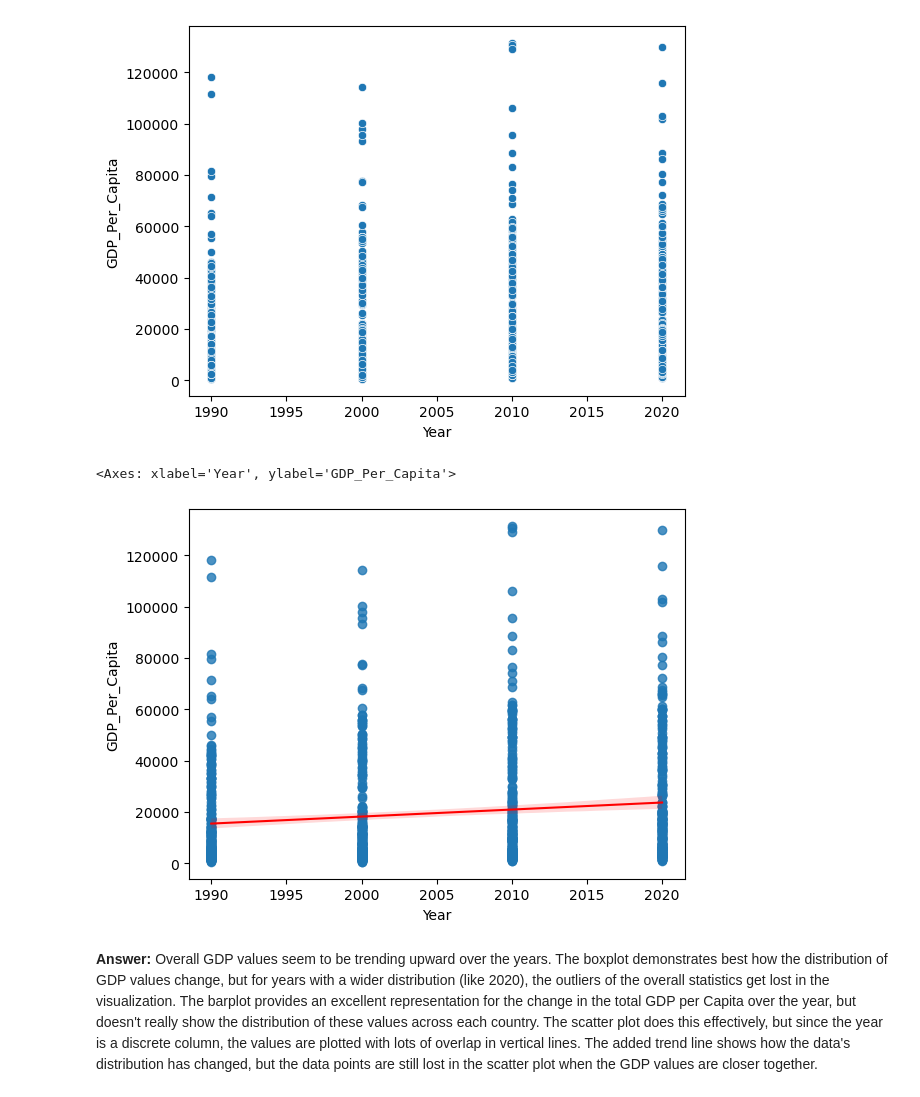
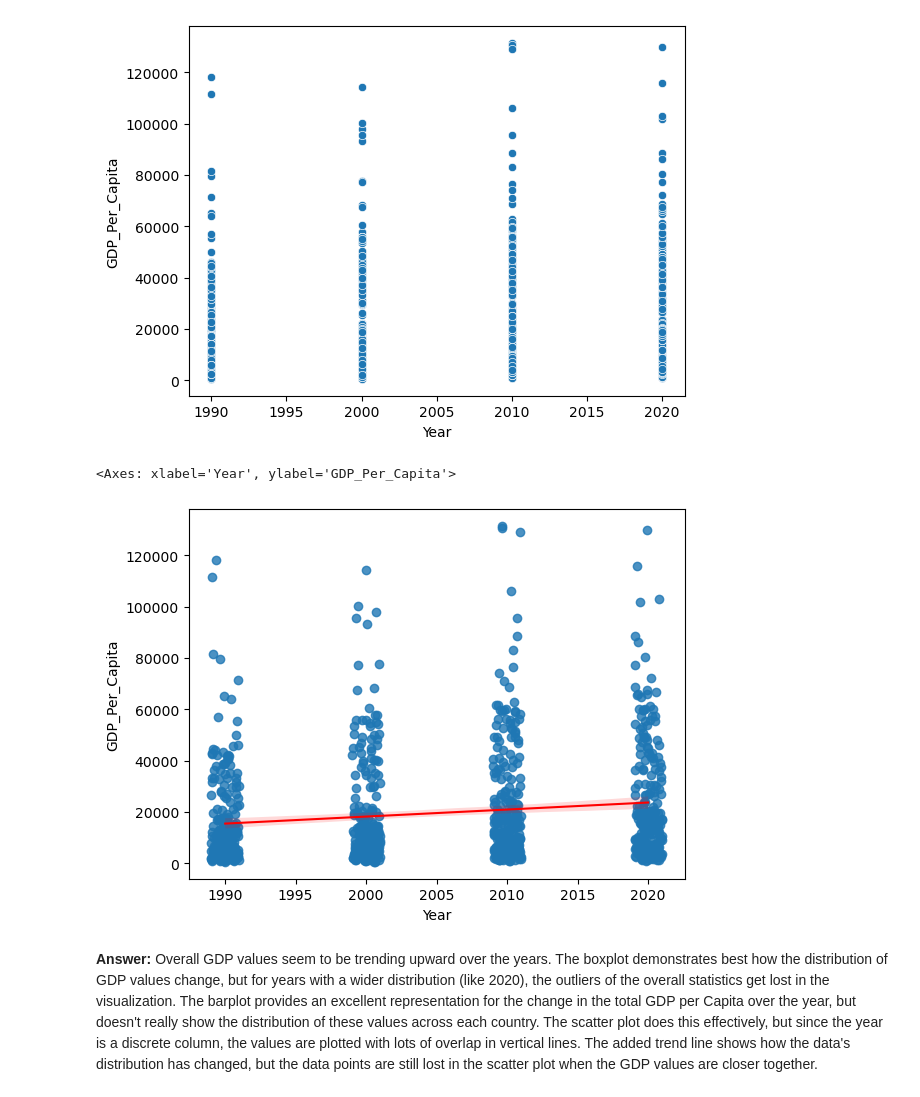
Before and after one commit to NSS-Data-Analytics-Cohort-17/un-datasets-buterabuilds, a Jupyter notebook: notebooks/un_dataproject.ipynb, the cells around one changed output. Drawn from its saved outputs; the diff is of its cells as text; code cells hidden in the pictures.

```diff
--- a/notebooks/un_dataproject.ipynb
+++ b/notebooks/un_dataproject.ipynb
@@ -55,7 +55,7 @@ memory usage: 264.7+ KB
 # %% [markdown]
 #### Drop the `Value Footnotes` column and rename the remaining three to 'Country', 'Year', and 'GDP_Per_Capita'.
 # %%
-gdp_df = gdp_df.drop(columns = ['Value Footnotes'])
+gdp_df = gdp_df.drop(columns = 'Value Footnotes')
 # %%
 gdp_df.columns = ['Country','Year','GDP_Per_Capita']
 # %% [markdown]
@@ -203,11 +203,12 @@ sns.scatterplot(
 # %%
 sns.regplot(
     x=gdp_decades["Year"],
     y=gdp_decades["GDP_Per_Capita"],
-    line_kws={"color":"red", "linewidth": 1.5})
+    line_kws={"color":"red", "linewidth": 1.5},
+    x_jitter = True)
 # %% [output]
 <Axes: xlabel='Year', ylabel='GDP_Per_Capita'>
-[figure, old version]
+[figure, new version]
 # %% [markdown]
 **Answer:** Overall GDP values seem to be trending upward over the years. The boxplot demonstrates best how the distribution of GDP values change, but for years with a wider distribution (like 2020), the outliers of the overall statistics get lost in the visualization. The barplot provides an excellent representation for the change in the total GDP per Capita over the year, but doesn't really show the distribution of these values across each country. The scatter plot does this effectively, but since the year is a discrete column, the values are plotted with lots of overlap in vertical lines. The added trend line shows how the data's distribution has changed, but the data points are still lost in the scatter plot when the GDP values are closer together.
 # %% [markdown]
```
Also changed, not shown: parts of 2 cells of this notebook, 1 other file.
